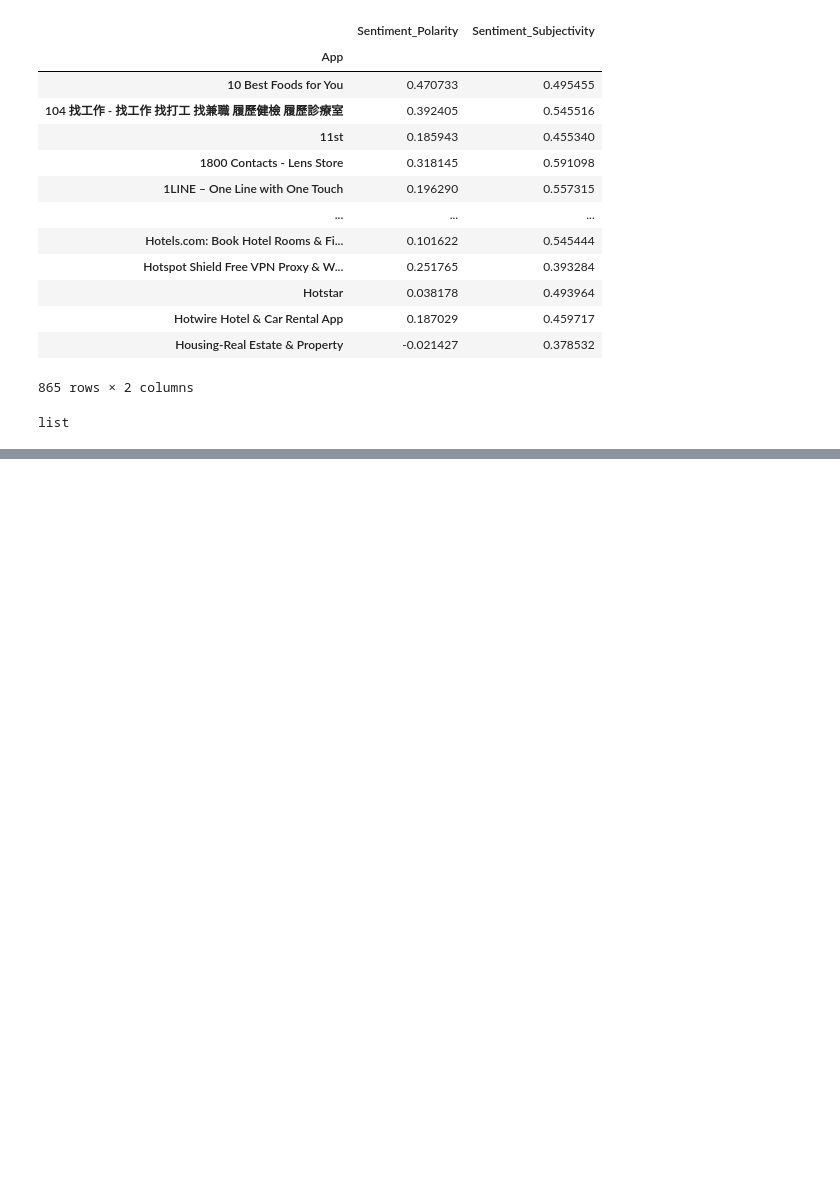
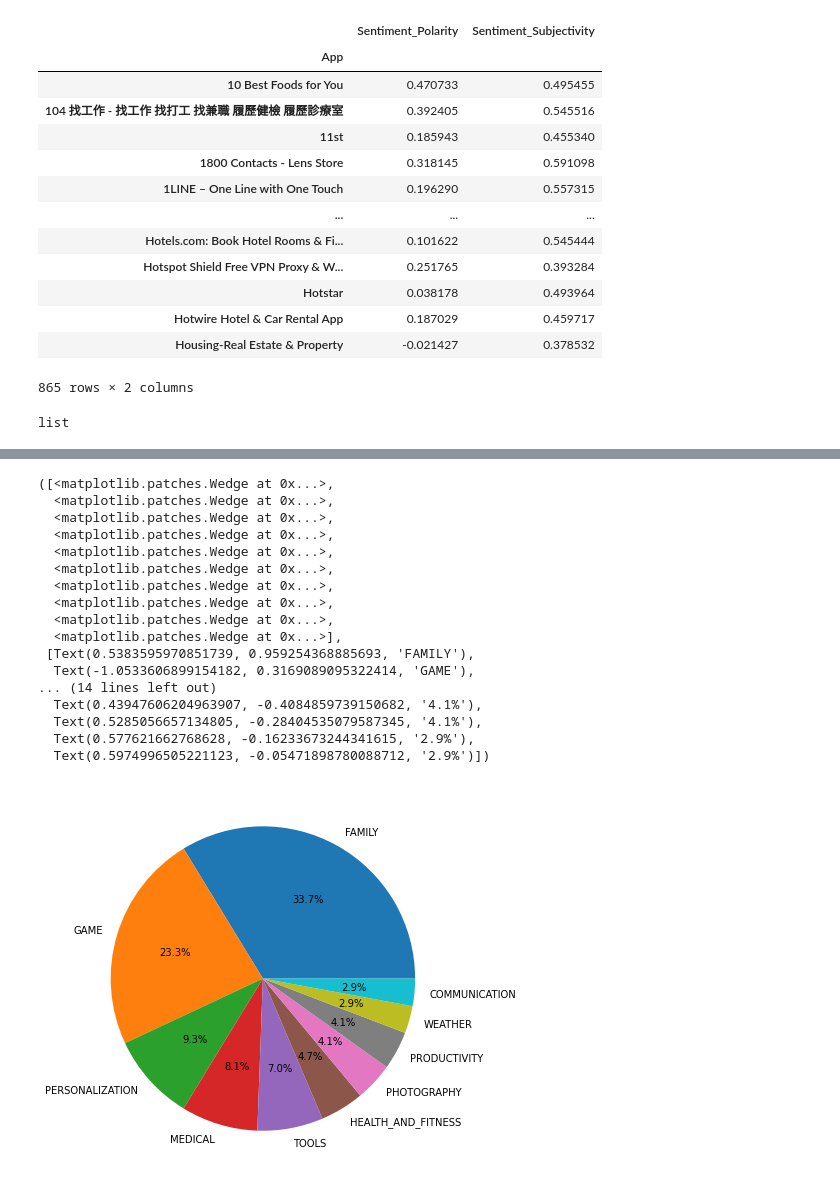
Before and after one commit to yagnik99/Play-Store-apps-data-analysis, a Jupyter notebook: Yagnik_Pandya_Team_2_Capstone_Project_1.ipynb, the cells around one changed output, grey strips where cells are left out. Drawn from its saved outputs; the diff is of its cells as text; code cells hidden in the pictures; blank space fills up the shorter version.

```diff
--- a/Yagnik_Pandya_Team_2_Capstone_Project_1.ipynb
+++ b/Yagnik_Pandya_Team_2_Capstone_Project_1.ipynb
@@ -579,0 +502,2 @@ Coloring book moana
+# %%
+paid_apps_df.sort_values(by=['Installs','Rating'],ascending=[False,False],inplace=True)
@@ -579,0 +525,5 @@ Coloring book moana
+# %%
+#Most success apps
+temp1=paid_apps_df.head(200)
+# %%
+temp1['Positive Sentiments']=temp1['App'].apply(count_psentiments)
@@ -579,0 +532,4 @@ Coloring book moana
+# %%
+#which category is more succesfull in most success paid apps
+category_counts=pd.DataFrame(temp1['Category'].value_counts().head(10))
+category_counts
@@ -579,0 +548,22 @@ Coloring book moana
+# %%
+plt.rcParams['figure.figsize'] = (10, 7)
+plt.pie(category_counts['Category'],labels=category_counts.index,autopct='%1.1f%%')
+# %% [output]
+([<matplotlib.patches.Wedge at 0x...>,
+  <matplotlib.patches.Wedge at 0x...>,
+  <matplotlib.patches.Wedge at 0x...>,
+  <matplotlib.patches.Wedge at 0x...>,
+  <matplotlib.patches.Wedge at 0x...>,
+  <matplotlib.patches.Wedge at 0x...>,
+  <matplotlib.patches.Wedge at 0x...>,
+  <matplotlib.patches.Wedge at 0x...>,
+  <matplotlib.patches.Wedge at 0x...>,
+  <matplotlib.patches.Wedge at 0x...>],
+ [Text(0.5383595970851739, 0.959254368885693, 'FAMILY'),
+  Text(-1.0533606899154182, 0.3169089095322414, 'GAME'),
+... (14 lines left out)
+  Text(0.43947606204963907, -0.4084859739150682, '4.1%'),
+  Text(0.5285056657134805, -0.28404535079587345, '4.1%'),
+  Text(0.577621662768628, -0.16233673244341615, '2.9%'),
+  Text(0.5974996505221123, -0.05471898780088712, '2.9%')])
+[figure, added]
```
Also changed, not shown: parts of 114 cells of this notebook.
